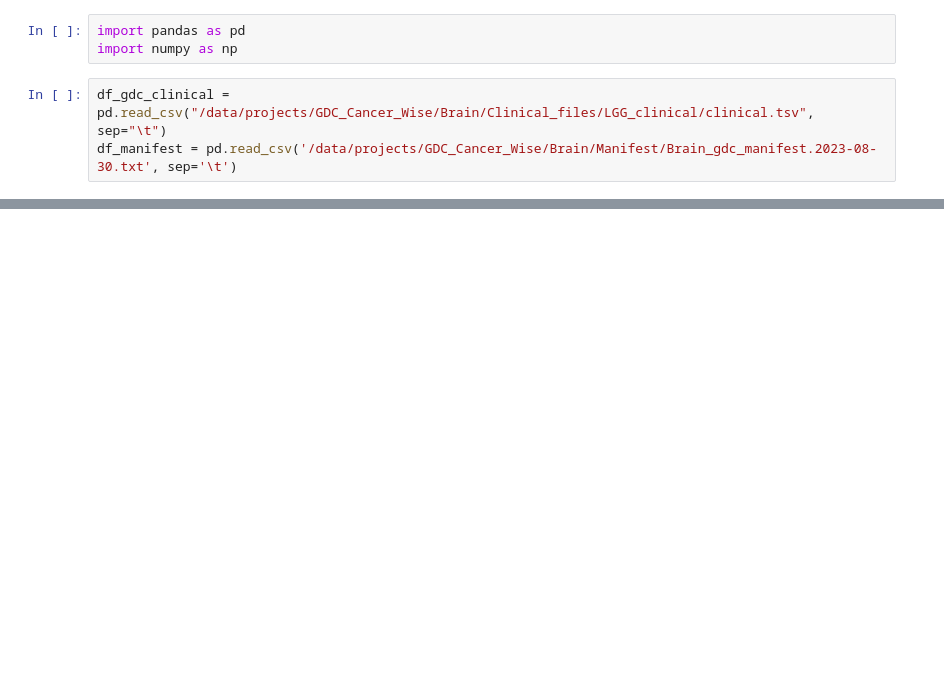
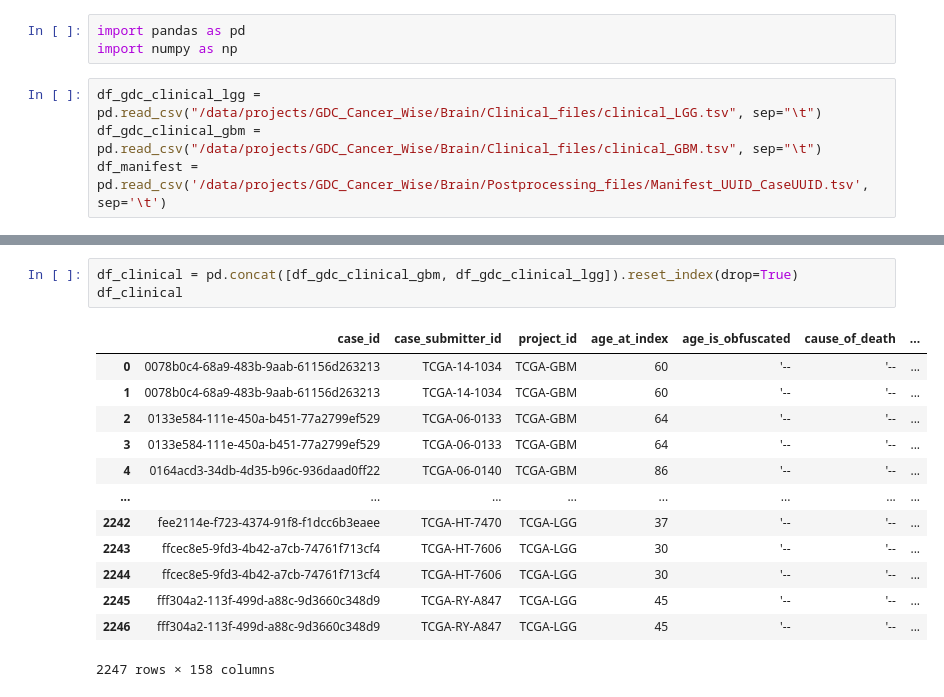
Before and after one commit to duttaprat/Postdoc, a Jupyter notebook: Genetic_variant/GDC/Brain/Postprocessing_after_DNABERT_result/combined_clinical_file.ipynb, the cells around one changed output, grey strips where cells are left out. Saved outputs shown, nothing was run; the diff lists cells and outputs as text; blank space fills up the shorter version.

```diff
--- a/Genetic_variant/GDC/Brain/Postprocessing_after_DNABERT_result/combined_clinical_file.ipynb
+++ b/Genetic_variant/GDC/Brain/Postprocessing_after_DNABERT_result/combined_clinical_file.ipynb
@@ -2,8 +2,9 @@
 import pandas as pd
 import numpy as np
 # %%
-df_gdc_clinical = pd.read_csv("/data/projects/GDC_Cancer_Wise/Brain/Clinical_files/LGG_clinical/clinical.tsv", sep="\t")
-df_manifest = pd.read_csv('/data/projects/GDC_Cancer_Wise/Brain/Manifest/Brain_gdc_manifest.2023-08-30.txt', sep='\t')
+df_gdc_clinical_lgg = pd.read_csv("/data/projects/GDC_Cancer_Wise/Brain/Clinical_files/clinical_LGG.tsv", sep="\t")
+df_gdc_clinical_gbm = pd.read_csv("/data/projects/GDC_Cancer_Wise/Brain/Clinical_files/clinical_GBM.tsv", sep="\t")
+df_manifest = pd.read_csv('/data/projects/GDC_Cancer_Wise/Brain/Postprocessing_files/Manifest_UUID_CaseUUID.tsv', sep='\t')
 # %%
 df_manifest
 # %% [output]
@@ -38,0 +40,17 @@ df_gdc_clinical
+# %%
+df_clinical = pd.concat([df_gdc_clinical_gbm, df_gdc_clinical_lgg]).reset_index(drop=True)
+df_clinical
+# %% [output]
+|  | case_id | case_submitter_id | project_id | age_at_index | age_is_obfuscated | cause_of_death | ... |
+| 0 | 0078b0c4-68a9-483b-9aab-61156d263213 | TCGA-14-1034 | TCGA-GBM | 60 | '-- | '-- | ... |
+| 1 | 0078b0c4-68a9-483b-9aab-61156d263213 | TCGA-14-1034 | TCGA-GBM | 60 | '-- | '-- | ... |
+| 2 | 0133e584-111e-450a-b451-77a2799ef529 | TCGA-06-0133 | TCGA-GBM | 64 | '-- | '-- | ... |
+| 3 | 0133e584-111e-450a-b451-77a2799ef529 | TCGA-06-0133 | TCGA-GBM | 64 | '-- | '-- | ... |
+| 4 | 0164acd3-34db-4d35-b96c-936daad0ff22 | TCGA-06-0140 | TCGA-GBM | 86 | '-- | '-- | ... |
+| ... | ... | ... | ... | ... | ... | ... | ... |
+| 2242 | fee2114e-f723-4374-91f8-f1dcc6b3eaee | TCGA-HT-7470 | TCGA-LGG | 37 | '-- | '-- | ... |
+| 2243 | ffcec8e5-9fd3-4b42-a7cb-74761f713cf4 | TCGA-HT-7606 | TCGA-LGG | 30 | '-- | '-- | ... |
+| 2244 | ffcec8e5-9fd3-4b42-a7cb-74761f713cf4 | TCGA-HT-7606 | TCGA-LGG | 30 | '-- | '-- | ... |
+| 2245 | fff304a2-113f-499d-a88c-9d3660c348d9 | TCGA-RY-A847 | TCGA-LGG | 45 | '-- | '-- | ... |
+| 2246 | fff304a2-113f-499d-a88c-9d3660c348d9 | TCGA-RY-A847 | TCGA-LGG | 45 | '-- | '-- | ... |
+2247 rows × 158 columns
```
Also changed, not shown: parts of 14 cells of this notebook, 21 other files.
